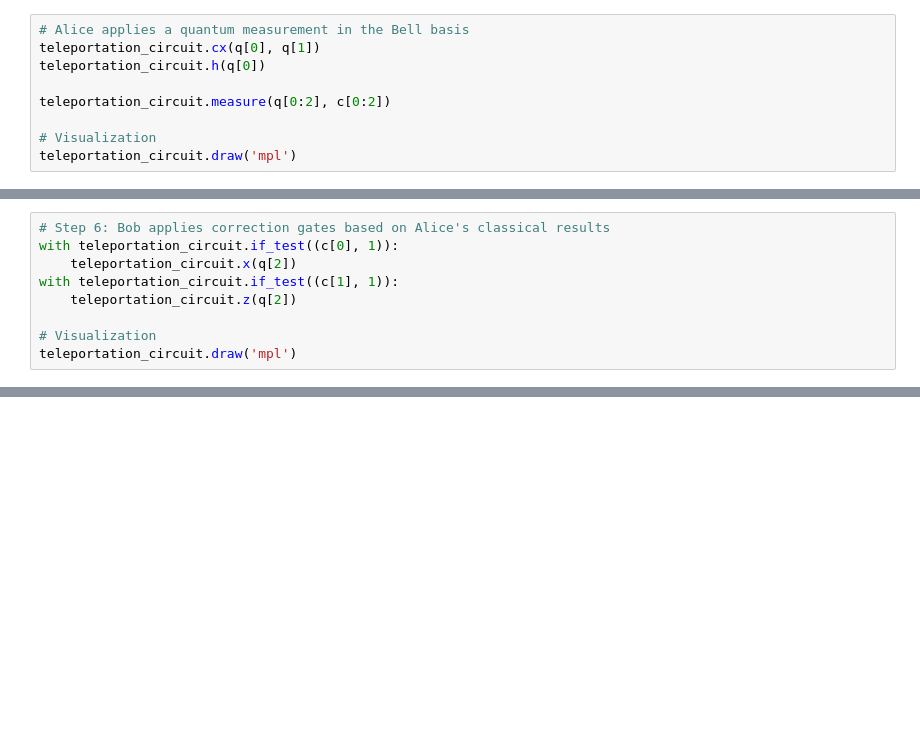
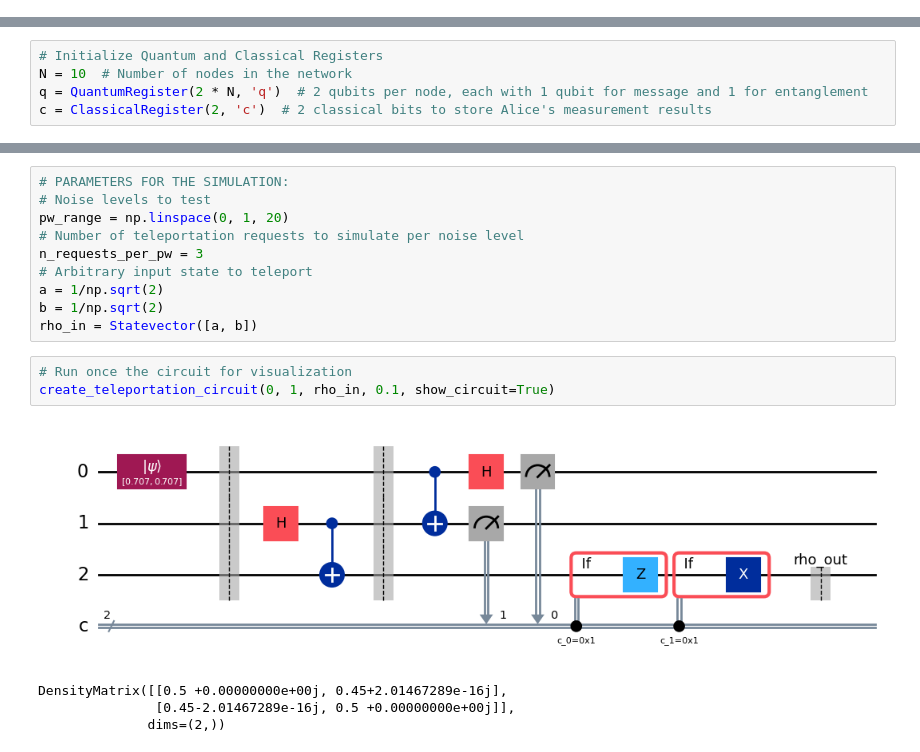
Before and after one commit to Dariobande/QCQI-TeleportationService, a Jupyter notebook: Python/teleportation_service.ipynb, the cells around one changed output, grey strips where cells are left out. Drawn from its saved outputs; the diff is of its cells as text; blank space fills up the shorter version.

Commit message:
Implemented complete quantum teleportation protocol in Qiskit

```diff
--- a/Python/teleportation_service.ipynb
+++ b/Python/teleportation_service.ipynb
@@ -39,9 +0,0 @@ teleportation_circuit.draw('mpl')
-# %%
-# Alice applies a quantum measurement in the Bell basis
-teleportation_circuit.cx(q[0], q[1])
-teleportation_circuit.h(q[0])
-
-teleportation_circuit.measure(q[0:2], c[0:2])
-
-# Visualization
-teleportation_circuit.draw('mpl')
@@ -51,9 +0,0 @@ The history saving thread hit an unexpected error (OperationalError('unable to o
-# %%
-# Step 6: Bob applies correction gates based on Alice's classical results
-with teleportation_circuit.if_test((c[0], 1)):
-    teleportation_circuit.x(q[2])
-with teleportation_circuit.if_test((c[1], 1)):
-    teleportation_circuit.z(q[2])
-
-# Visualization
-teleportation_circuit.draw('mpl')
@@ -61,0 +10,5 @@ teleportation_circuit.draw('mpl')
+# %%
+# Initialize Quantum and Classical Registers
+N = 10  # Number of nodes in the network
+q = QuantumRegister(2 * N, 'q')  # 2 qubits per node, each with 1 qubit for message and 1 for entanglement
+c = ClassicalRegister(2, 'c')  # 2 classical bits to store Alice's measurement results
@@ -61,0 +76,18 @@ teleportation_circuit.draw('mpl')
+# %%
+# PARAMETERS FOR THE SIMULATION:
+# Noise levels to test
+pw_range = np.linspace(0, 1, 20)
+# Number of teleportation requests to simulate per noise level
+n_requests_per_pw = 3
+# Arbitrary input state to teleport
+a = 1/np.sqrt(2)
+b = 1/np.sqrt(2)
+rho_in = Statevector([a, b])
+# %%
+# Run once the circuit for visualization
+create_teleportation_circuit(0, 1, rho_in, 0.1, show_circuit=True)
+# %% [output]
+[figure, added]
+DensityMatrix([[0.5 +0.00000000e+00j, 0.45+2.01467289e-16j],
+               [0.45-2.01467289e-16j, 0.5 +0.00000000e+00j]],
+              dims=(2,))
```
Also changed, not shown: parts of 7 cells of this notebook.
